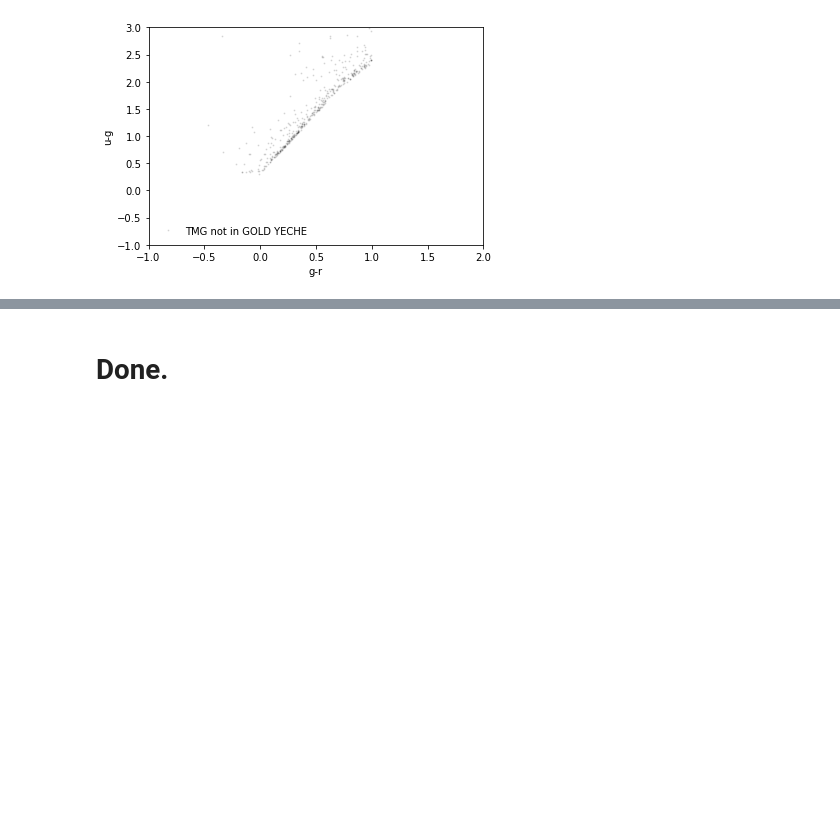
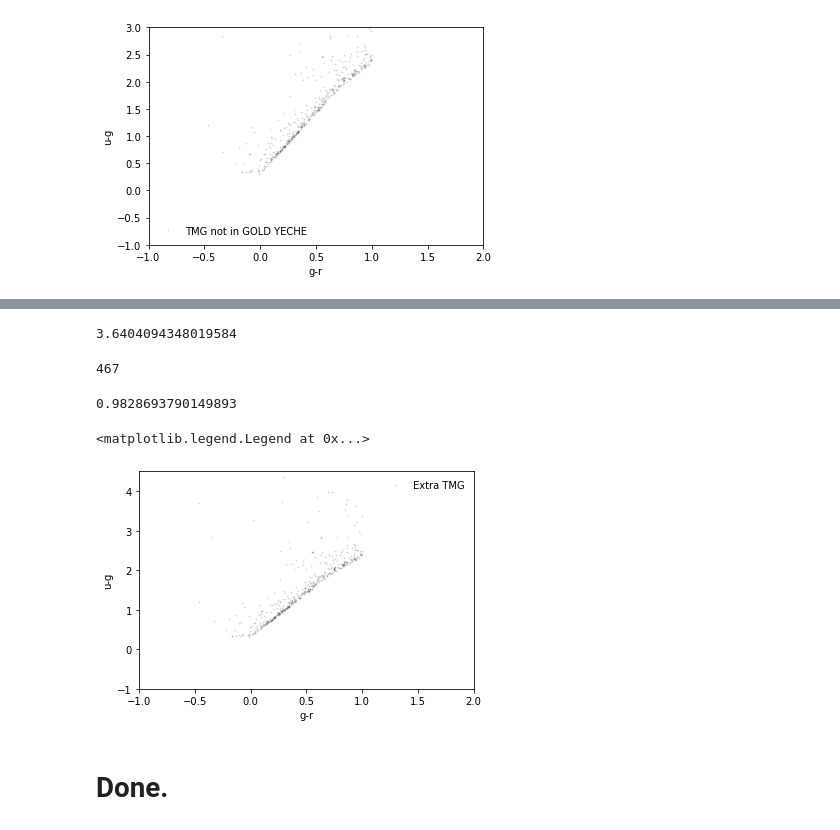
Before and after one commit to michaelJwilson/DESILBG, a Jupyter notebook: gold/yeche.ipynb, the cells around one changed output, grey strips where cells are left out. Saved outputs shown, nothing was run; the diff lists cells and outputs as text; code cells hidden in the pictures; blank space fills up the shorter version.

```diff
--- a/gold/yeche.ipynb
+++ b/gold/yeche.ipynb
@@ -562,0 +655,10 @@ Text(0.5, 0, 'r')
+# %%
+100. * np.mean((bxu['u'][det] - bxu['g'][det]) < 0.5)
+# %% [output]
+3.6404094348019584
+# %%
+extra_tmg = tmg[~np.isin(tmg['ID'], gold_yeche_clauds['ID'])]
+# %%
+len(extra_tmg)
+# %% [output]
+467
@@ -563,2 +667,19 @@ Text(0.5, 0, 'r')
+# %%
+np.mean(quality)
+# %% [output]
+0.9828693790149893
+# %%
+pl.plot(extra_tmg['g'] - extra_tmg['r'], extra_tmg['u'] - extra_tmg['g'], marker='.', lw=0., c='k', markersize=2, alpha=0.1, label='Extra TMG')
+
+pl.xlim((-1.0, 2.0))
+pl.ylim((-1.0, 4.5))
+
+pl.xlabel('g-r')
+pl.ylabel('u-g')
+
+pl.legend(frameon=False)
+# %% [output]
+<matplotlib.legend.Legend at 0x...>
+[figure, added]
 # %% [markdown]
 # Done.
```
Also changed, not shown: parts of 16 cells of this notebook, 2 other files.
